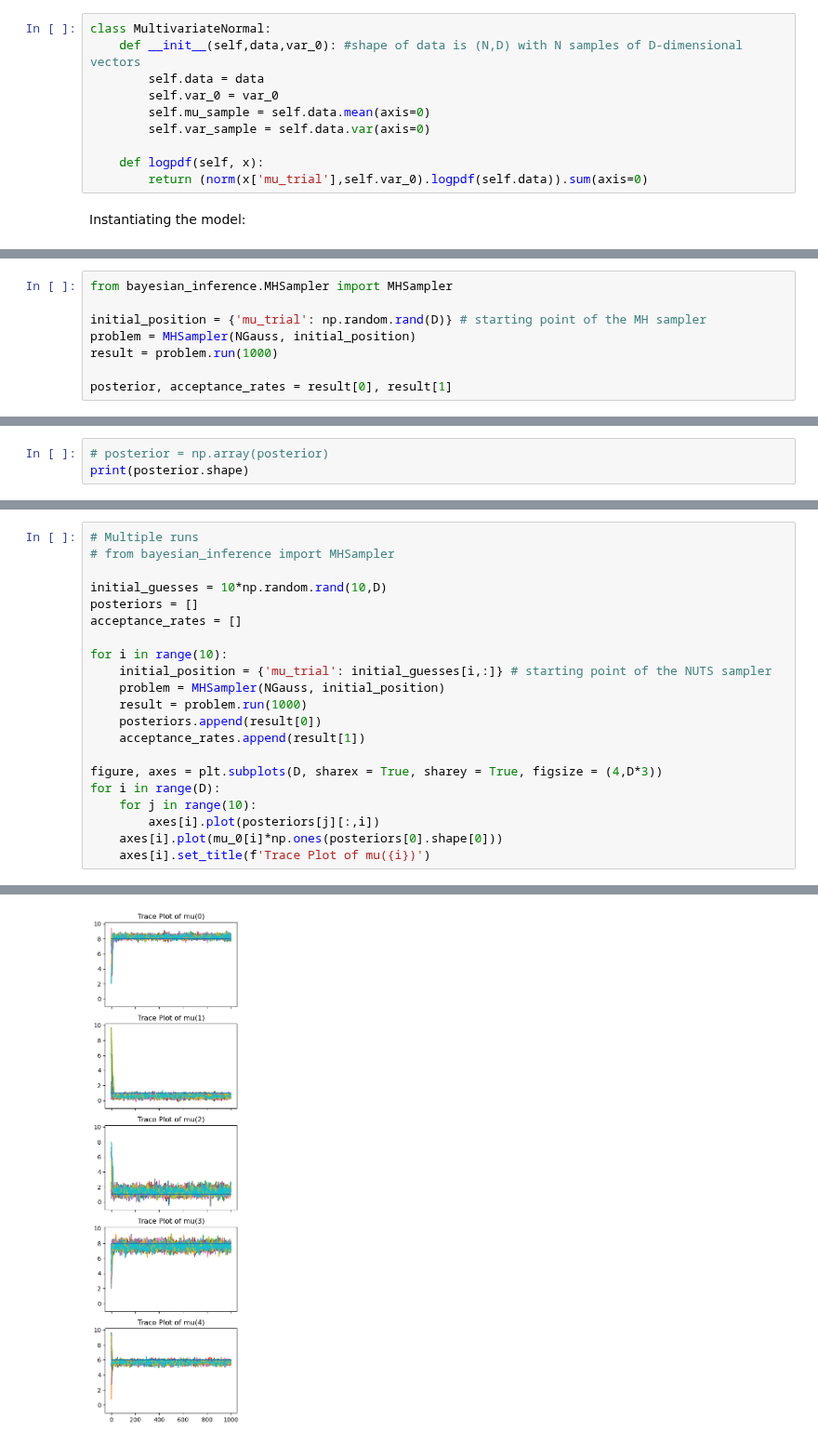
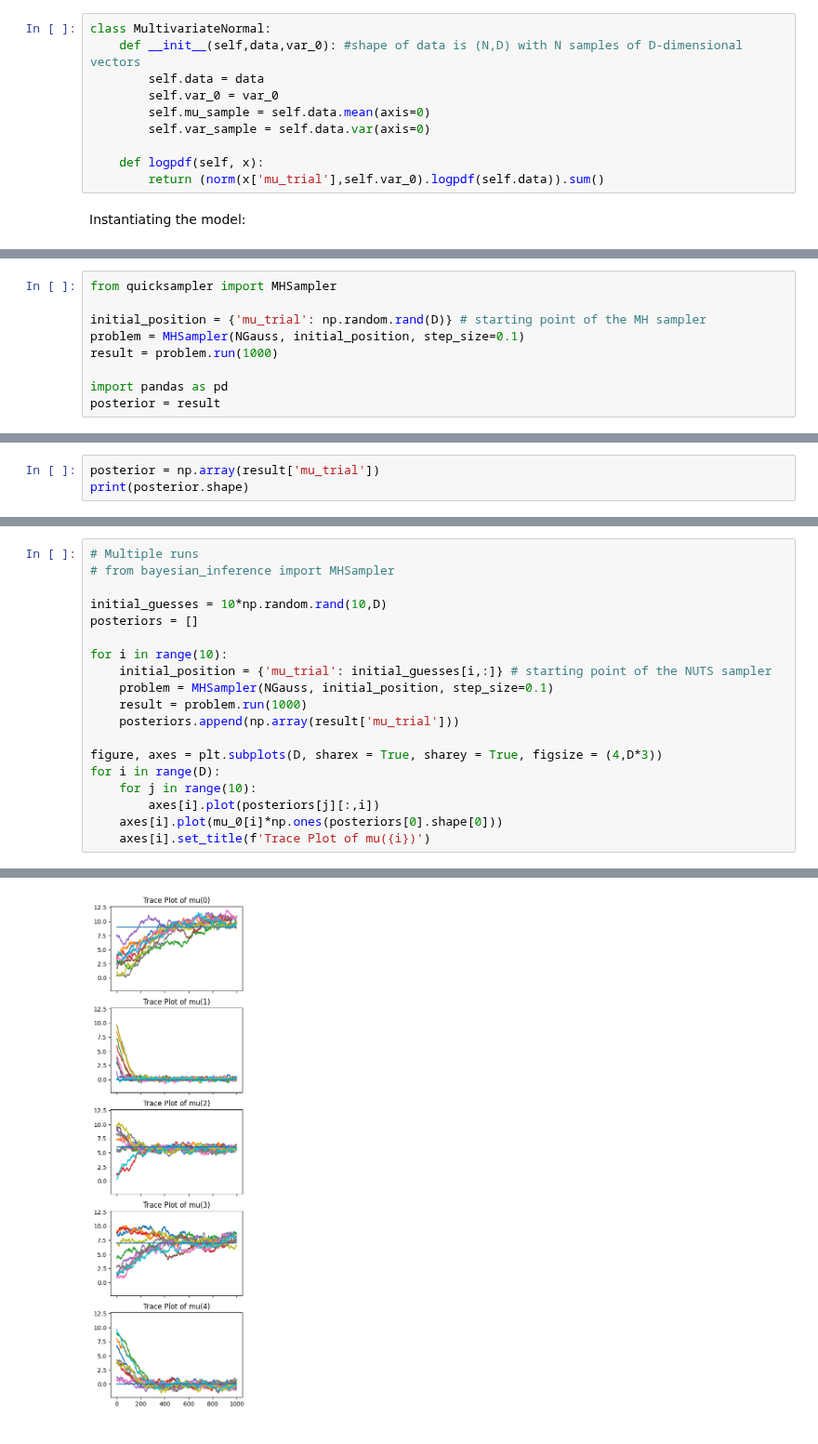
Before and after one commit to Potatoasad/Computational-Physics-Final-Project, a Jupyter notebook: docs/MetropolisHastingsSampler_Tests.ipynb, the cells around one changed output, grey strips where cells are left out. Shown at 93% size. Drawn from its saved outputs; the diff is of its cells as text.

```diff
--- a/docs/MetropolisHastingsSampler_Tests.ipynb
+++ b/docs/MetropolisHastingsSampler_Tests.ipynb
@@ -35,7 +35,7 @@ class MultivariateNormal:
         self.var_sample = self.data.var(axis=0)
 
     def logpdf(self, x):
-        return (norm(x['mu_trial'],self.var_0).logpdf(self.data)).sum(axis=0)
+        return (norm(x['mu_trial'],self.var_0).logpdf(self.data)).sum()
 # %% [markdown]
 Instantiating the model:
 # %%
@@ -52,8 +52,9 @@ print(NGauss.data.shape)
 # %%
-from bayesian_inference.MHSampler import MHSampler
+from quicksampler import MHSampler
 
 initial_position = {'mu_trial': np.random.rand(D)} # starting point of the MH sampler
-problem = MHSampler(NGauss, initial_position)
+problem = MHSampler(NGauss, initial_position, step_size=0.1)
 result = problem.run(1000)
 
-posterior, acceptance_rates = result[0], result[1]
+import pandas as pd
+posterior = result
@@ -60,4 +64,4 @@ posterior, acceptance_rates = result[0], result[1]
 # %%
-# posterior = np.array(posterior)
+posterior = np.array(result['mu_trial'])
 print(posterior.shape)
 # %% [output]
@@ -77,14 +81,12 @@ for i in range(D):
 
 initial_guesses = 10*np.random.rand(10,D)
 posteriors = []
-acceptance_rates = []
 
 for i in range(10):
     initial_position = {'mu_trial': initial_guesses[i,:]} # starting point of the NUTS sampler
-    problem = MHSampler(NGauss, initial_position)
+    problem = MHSampler(NGauss, initial_position, step_size=0.1)
     result = problem.run(1000)
-    posteriors.append(result[0])
-    acceptance_rates.append(result[1])
+    posteriors.append(np.array(result['mu_trial']))
 
 figure, axes = plt.subplots(D, sharex = True, sharey = True, figsize = (4,D*3))
 for i in range(D):
@@ -96 +118 @@ for i in range(D):
-[figure, old version]
+[figure, new version]
```
Also changed, not shown: parts of 7 cells of this notebook, 9 other files.
